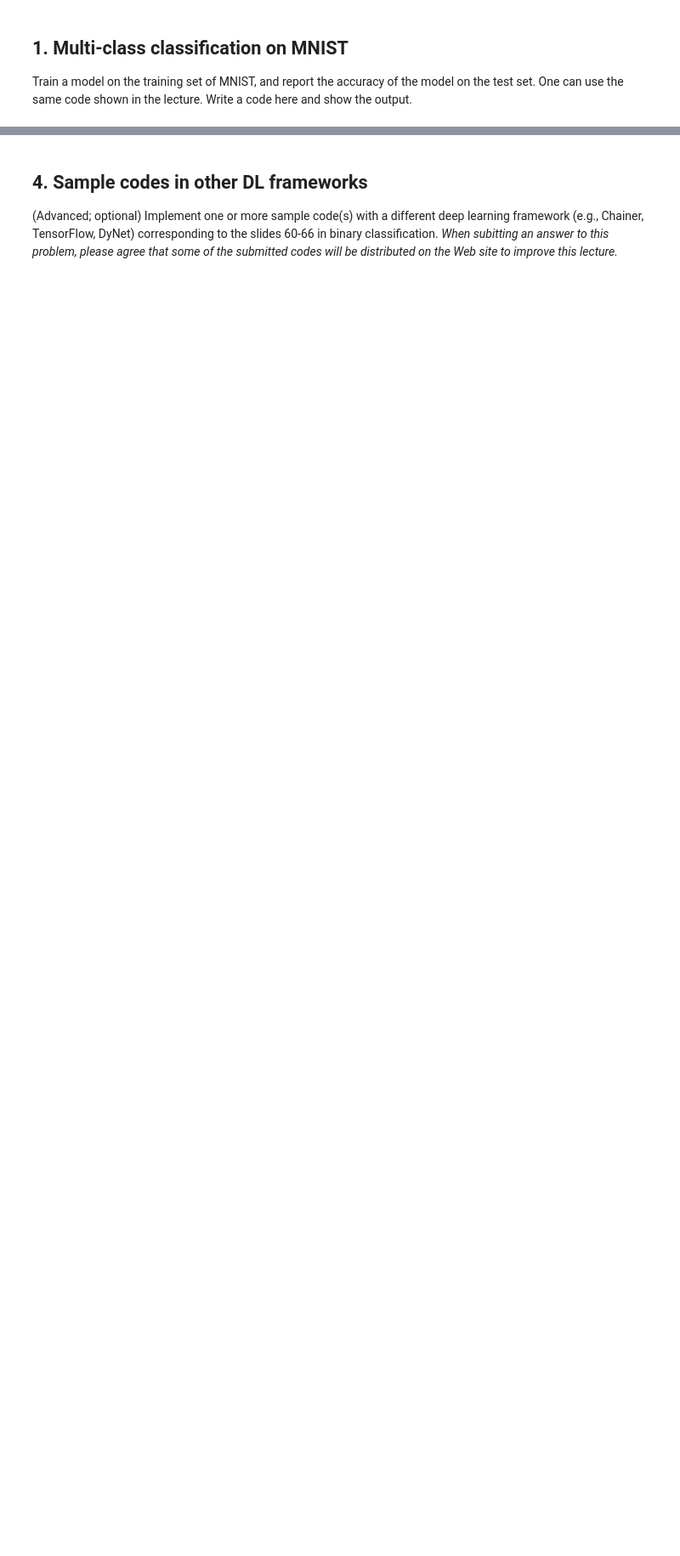
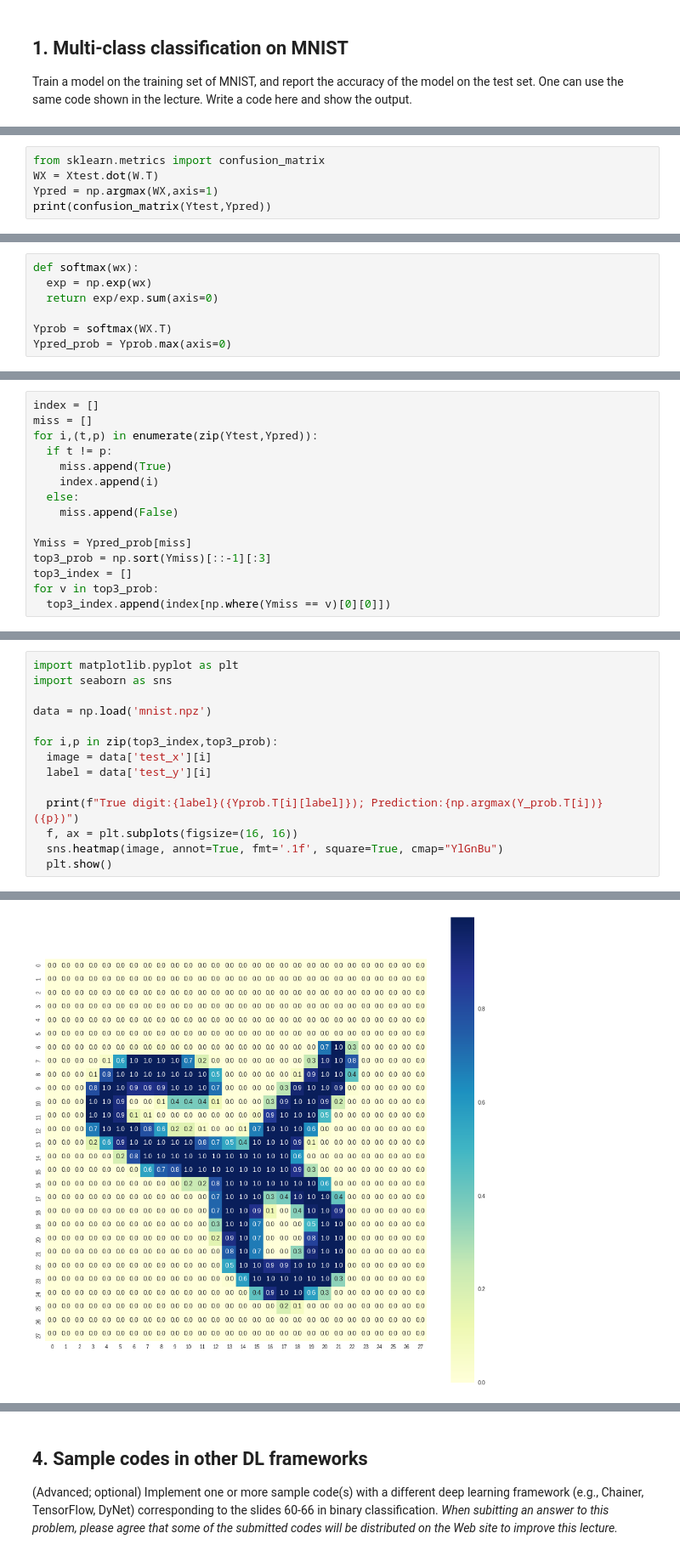
Before and after one commit to kigil/DL, a Jupyter notebook: 18M15184_report2.ipynb, the cells around one changed output, grey strips where cells are left out. Shown: that part at 85% size. Cells and saved outputs as stored; diff of their text form; blank space fills up the shorter version.

```diff
--- a/18M15184_report2.ipynb
+++ b/18M15184_report2.ipynb
@@ -25,3 +134,8 @@ Show a confusion matrix of the predictions of the model on the test set. This is
 ![example](https://github.com/chokkan/deeplearningclass/blob/master/assignment/example-confusion-matrix.png?raw=1)
 
 Write a code here and show the confusion matrix.
+# %%
+from sklearn.metrics import confusion_matrix
+WX = Xtest.dot(W.T)
+Ypred = np.argmax(WX,axis=1)
+print(confusion_matrix(Ytest,Ypred))
@@ -37,0 +165,7 @@ Write a code here and show the output.
+# %%
+def softmax(wx):
+  exp = np.exp(wx)
+  return exp/exp.sum(axis=0)
+
+Yprob = softmax(WX.T)
+Ypred_prob = Yprob.max(axis=0)
@@ -37,0 +174,15 @@ Write a code here and show the output.
+# %%
+index = []
+miss = []
+for i,(t,p) in enumerate(zip(Ytest,Ypred)):
+  if t != p:
+    miss.append(True)
+    index.append(i)
+  else:
+    miss.append(False)
+
+Ymiss = Ypred_prob[miss]
+top3_prob = np.sort(Ymiss)[::-1][:3]
+top3_index = []
+for v in top3_prob:
+  top3_index.append(index[np.where(Ymiss == v)[0][0]])
@@ -37,0 +191,15 @@ Write a code here and show the output.
+# %%
+import matplotlib.pyplot as plt
+import seaborn as sns
+
+data = np.load('mnist.npz')
+
+for i,p in zip(top3_index,top3_prob):
+  image = data['test_x'][i]
+  label = data['test_y'][i]
+
+  print(f"True digit:{label}({Yprob.T[i][label]}); Prediction:{np.argmax(Y_prob.T[i])} ({p})")
+  f, ax = plt.subplots(figsize=(16, 16))
+  sns.heatmap(image, annot=True, fmt='.1f', square=True, cmap="YlGnBu")
+  plt.show()
+# %% [output]
@@ -37,0 +207 @@ Write a code here and show the output.
+[figure, added]
```
Also changed, not shown: parts of 9 cells of this notebook.
